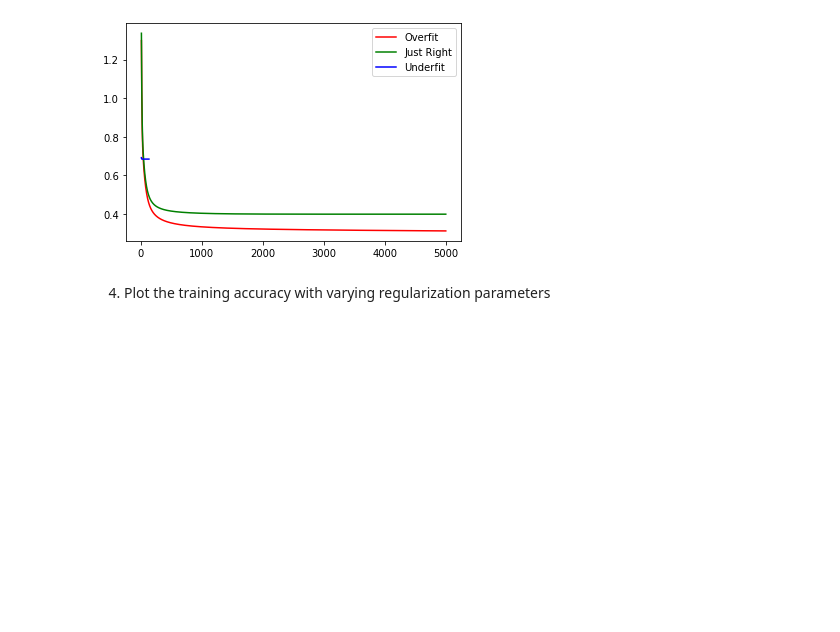
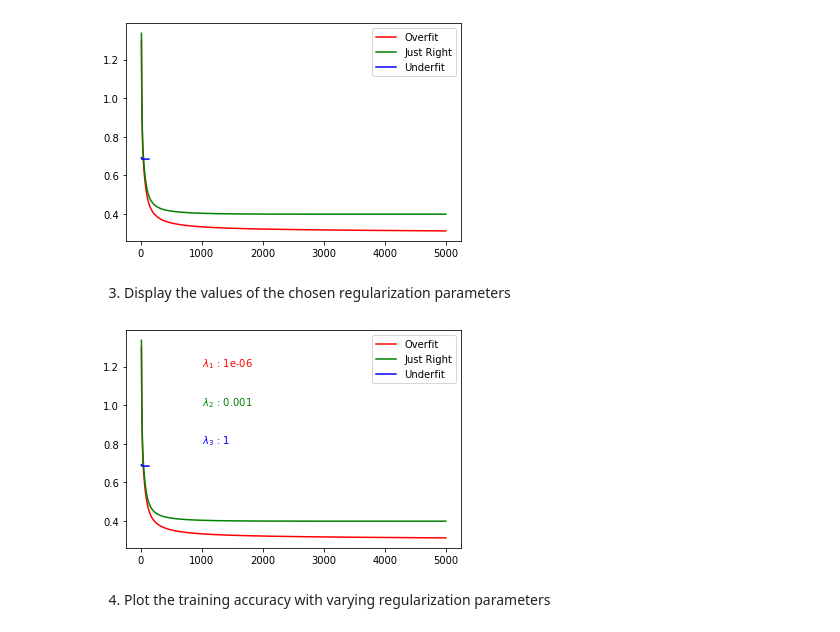
Before and after one commit to sonhs99/MachineLearning, a Jupyter notebook: Assignment07/Assignment07.ipynb, the cells around one changed output. Drawn from its saved outputs; the diff is of its cells as text; code cells hidden in the pictures; blank space fills up the shorter version.

```diff
--- a/Assignment07/Assignment07.ipynb
+++ b/Assignment07/Assignment07.ipynb
@@ -99,6 +99,22 @@ plt.legend(['Overfit', 'Just Right', 'Underfit'])
 plt.show()
 # %% [output]
 [figure]
+# %% [markdown]
+3. Display the values of the chosen regularization parameters
+# %%
+plt.figure()
+plt.plot(range(10, 5000), e_2[10:5000], c = 'r')
+plt.plot(range(10, 5000), e_1[10:5000], c = 'g')
+plt.plot(range(10, len(e_0)), e_0[10:], c = 'b')
+
+plt.text(1000, 1.2, r'$\lambda_1$ : ' + str(lamda_2), c='r')
+plt.text(1000, 1.0, r'$\lambda_2$ : ' + str(lamda_1), c='g')
+plt.text(1000, 0.8, r'$\lambda_3$ : ' + str(lamda_0), c='b')
+
+plt.legend(['Overfit', 'Just Right', 'Underfit'])
+plt.show()
+# %% [output]
+[figure, added]
 # %% [markdown]
 4. Plot the training accuracy with varying regularization parameters
 # %%
```
Also changed, not shown: parts of 1 cell of this notebook.
